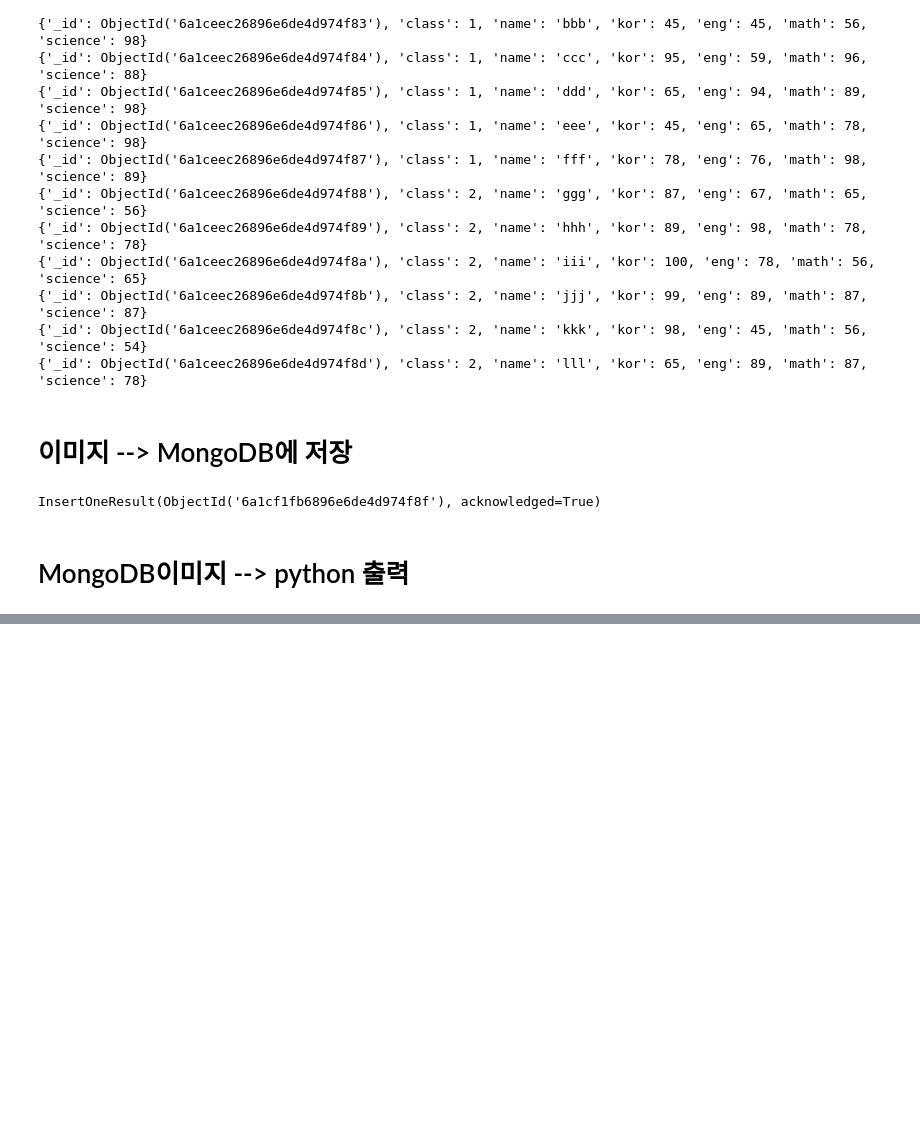
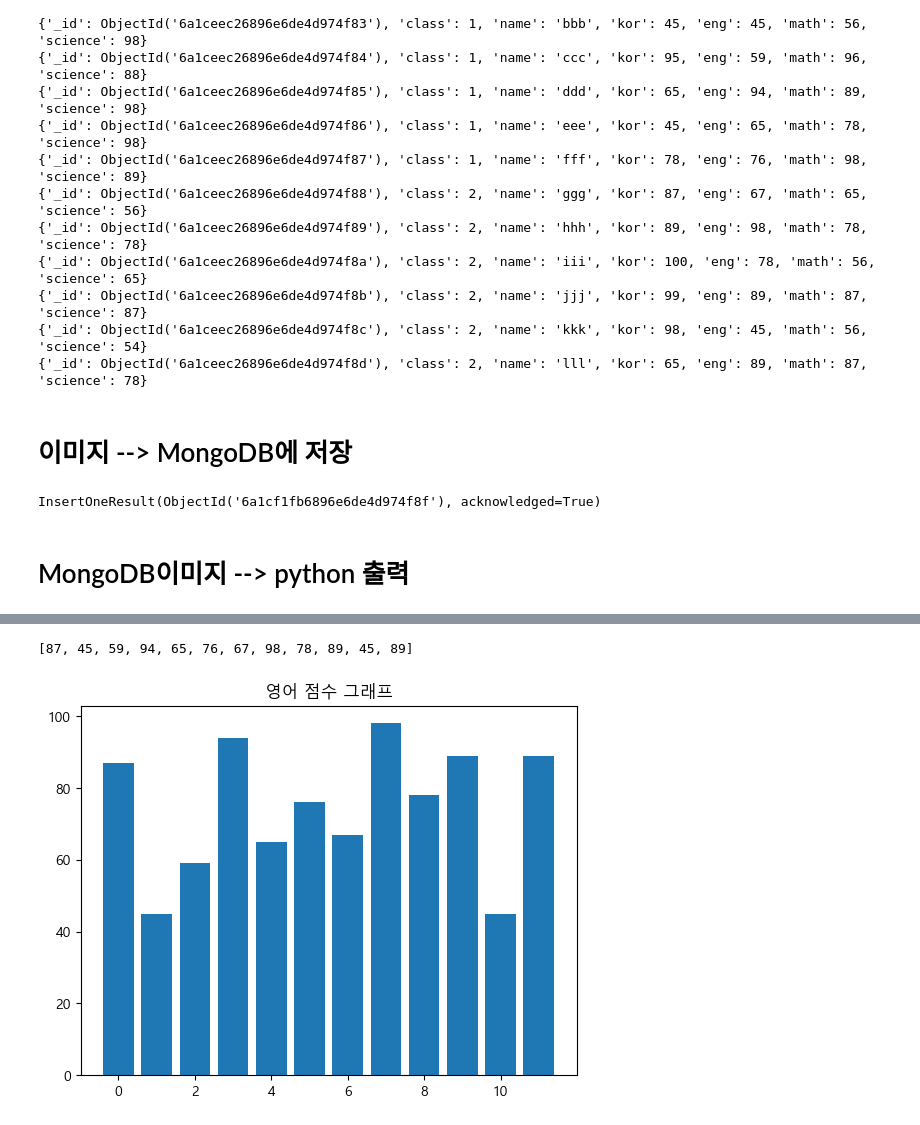
Before and after one commit to efforthye/human-ai, a Jupyter notebook: workspace/5-01) MongoDB_실습_01.ipynb, the cells around one changed output, grey strips where cells are left out. Drawn from its saved outputs; the diff is of its cells as text; code cells hidden in the pictures; blank space fills up the shorter version.

Commit message:
feat: add tkinter / quiz(matplotlib 그래프)

```diff
--- a/workspace/5-01) MongoDB_실습_01.ipynb
+++ b/workspace/5-01) MongoDB_실습_01.ipynb
@@ -157,0 +177,25 @@ InsertOneResult(ObjectId('6a1cf1fb6896e6de4d974f8f'), acknowledged=True)
+# %%
+import matplotlib.pyplot as plt
+
+collection = db["students_csv"]
+engs = []
+
+for students_csv in collection.find({}):
+    eng = students_csv["eng"]
+    engs.append(eng)
+    # print(students_csv)
+
+print(engs)
+
+## plt.bar(x위치, 높이) / range(len(engs))는 x축 위치,
+plt.bar(range(len(engs)), engs)
+
+plt.title("영어 점수 그래프")
+plt.rcParams['font.family'] = 'Malgun Gothic' # 맑은고딕
+plt.rcParams['axes.unicode_minus'] = False
+# x축: 이름, y축: 영어점수
+
+plt.show()
+# %% [output]
+[87, 45, 59, 94, 65, 76, 67, 98, 78, 89, 45, 89]
+[figure, added]
```
Also changed, not shown: parts of 7 cells of this notebook, 9 other files.
